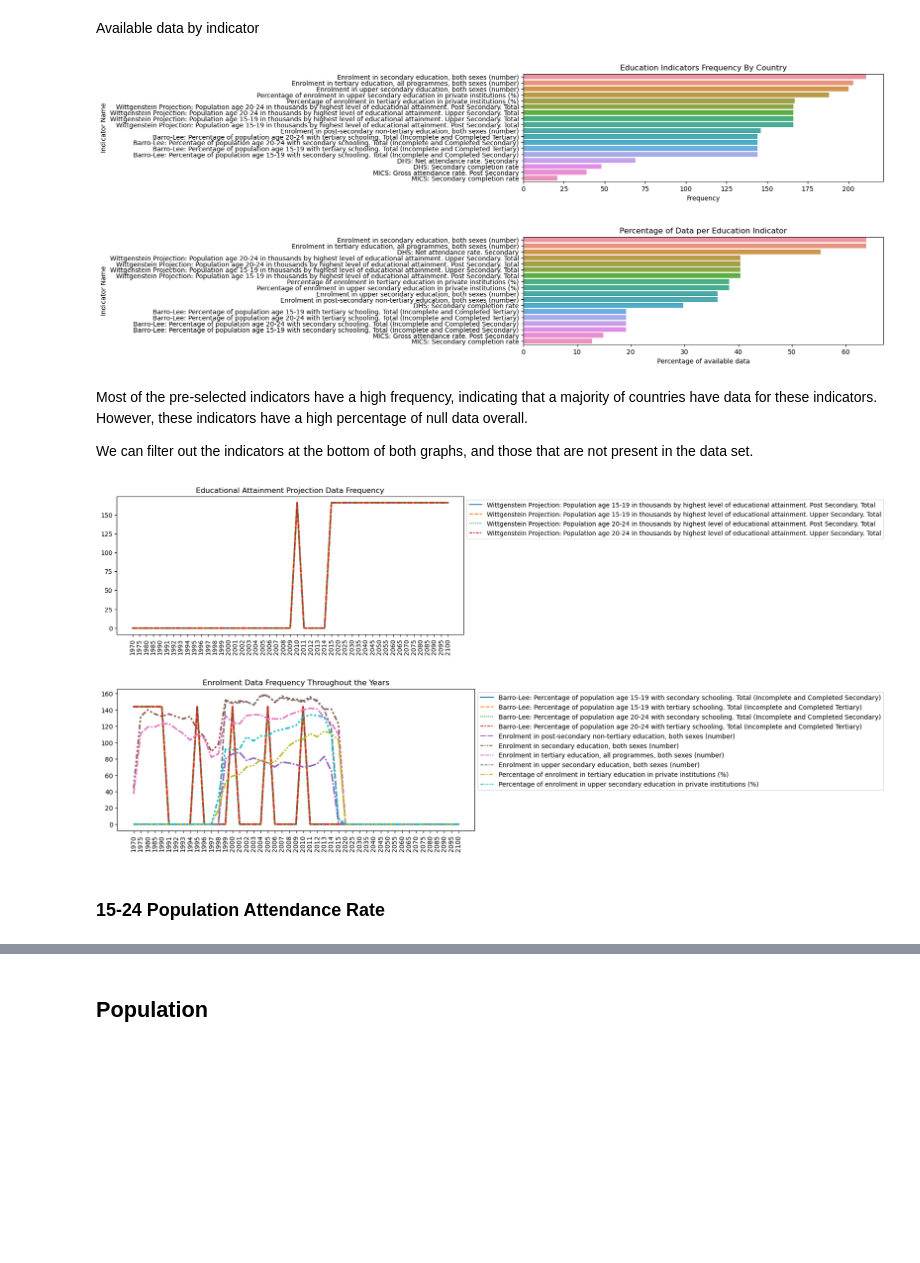
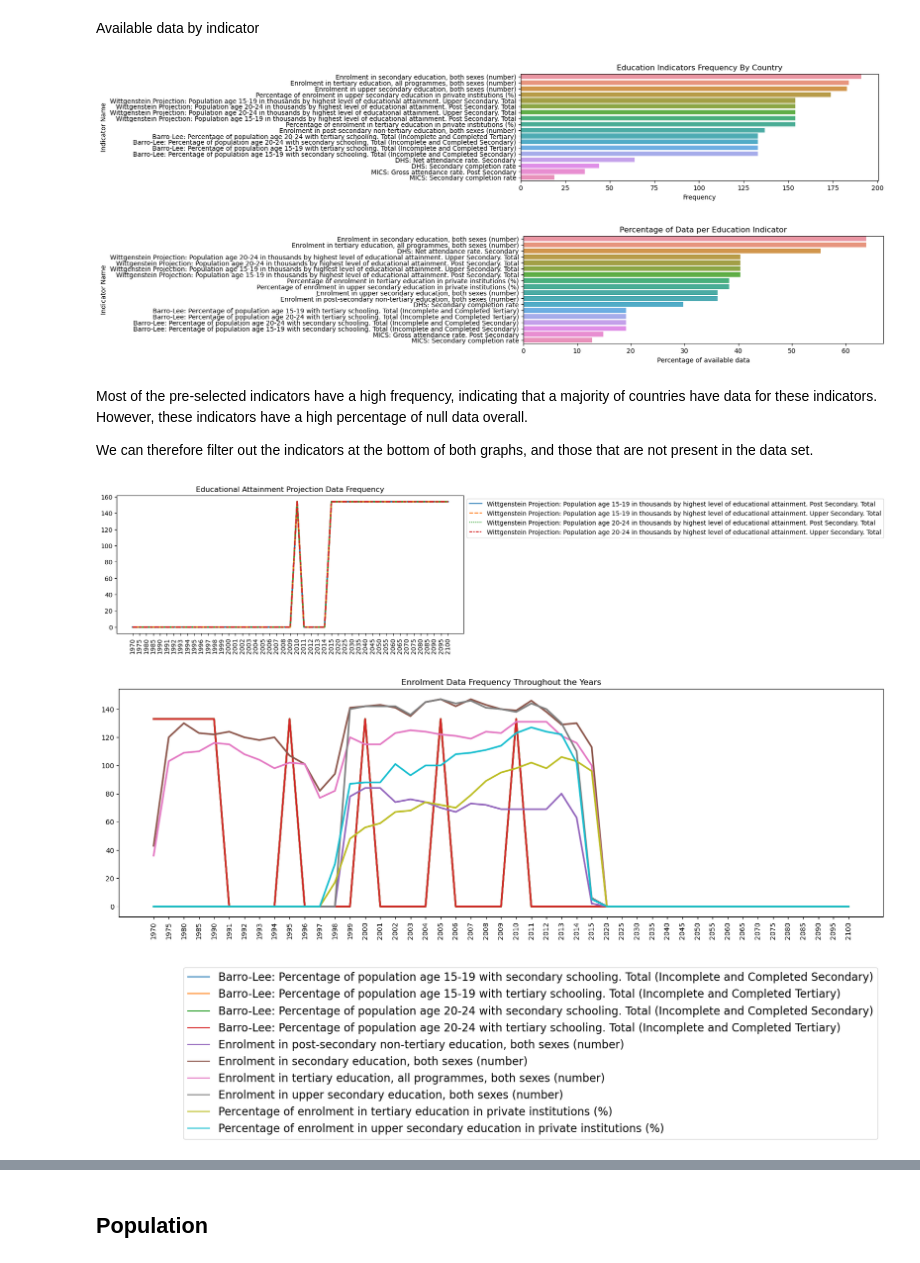
Before and after one commit to Dzov/DSP2, a Jupyter notebook: P2-notebook.ipynb, the cells around one changed output, grey strips where cells are left out. Saved outputs shown, nothing was run; the diff lists cells and outputs as text; code cells hidden in the pictures; blank space fills up the shorter version.

Commit message:
feat(notebook): start education in depth analysis

```diff
--- a/P2-notebook.ipynb
+++ b/P2-notebook.ipynb
@@ -331,3 +333,7 @@ array(['Afghanistan', 'Albania', 'Algeria', 'American Samoa', 'Andorra',
+# %%
+data = data.merge(
+    countries[["Short Name", "Region"]], left_on="Country Name", right_on="Short Name"
+).drop(columns="Short Name")
 # %% [markdown]
 # Indicator analysis
 # %% [markdown]
@@ -398,8 +402,12 @@ potential_education_indicators = [
 # %% [markdown]
 Identify which of the pre-selected indicators are present in the data set
 # %%
-df = data.loc[data["Indicator Name"].isin(potential_education_indicators)]
-df["Indicator Name"].unique().size
+def find_indicators(df, indicators):
+    return df.loc[df["Indicator Name"].isin(indicators)]
+
+
+education_indicators_df = find_indicators(data, potential_education_indicators)
+education_indicators_df["Indicator Name"].unique().size
 # %% [output]
 18
 # %% [markdown]
@@ -425,17 +437,17 @@ plt.ylabel("Indicator Name")
 plt.show()
 
 plt.figure(figsize=[10, 3])
-sns.barplot(y=non_null_values_by_indicator.index, x=non_null_values_by_indicator)
+sns.barplot(y=education_non_null_values.index, x=education_non_null_values)
 plt.title("Percentage of Data per Education Indicator")
 plt.xlabel("Percentage of available data")
 plt.show()
 # %% [output]
-[figure, old version]
+[figure, new version]
 [figure]
 # %% [markdown]
 Most of the pre-selected indicators have a high frequency, indicating that a majority of countries have data for these indicators. However, these indicators have a high percentage of null data overall.
 
-We can filter out the indicators at the bottom of both graphs, and those that are not present in the data set.
+We can therefore filter out the indicators at the bottom of both graphs, and those that are not present in the data set.
 # %%
 education_projection_indicators = [
     "Wittgenstein Projection: Population age 15-19 in thousands by highest level of educational attainment. Post Secondary. Total",
@@ -443,9 +455,7 @@ education_projection_indicators = [
     "Wittgenstein Projection: Population age 20-24 in thousands by highest level of educational attainment. Post Secondary. Total",
     "Wittgenstein Projection: Population age 20-24 in thousands by highest level of educational attainment. Upper Secondary. Total",
 ]
-education_projection = data.loc[
-    data["Indicator Name"].isin(education_projection_indicators)
-]
+education_projection = find_indicators(data, education_projection_indicators)
 
 plt.figure(figsize=[10, 4])
 transposed_df = (
@@ -457,34 +467,30 @@ plt.xticks(rotation=90)
 plt.title("Educational Attainment Projection Data Frequency")
 plt.show()
 # %% [output]
-[figure, old version]
+[figure, new version]
 # %%
 education_enrolment_indicators = [
     "Percentage of enrolment in upper secondary education in private institutions (%)",
     "Percentage of enrolment in tertiary education in private institutions (%)",
     "Enrolment in secondary education, both sexes (number)",
     "Enrolment in upper secondary education, both sexes (number)",
     "Enrolment in post-secondary non-tertiary education, both sexes (number)",
     "Enrolment in tertiary education, all programmes, both sexes (number)",
     "Barro-Lee: Percentage of population age 20-24 with secondary schooling. Total (Incomplete and Completed Secondary)",
     "Barro-Lee: Percentage of population age 20-24 with tertiary schooling. Total (Incomplete and Completed Tertiary)",
     "Barro-Lee: Percentage of population age 15-19 with secondary schooling. Total (Incomplete and Completed Secondary)",
     "Barro-Lee: Percentage of population age 15-19 with tertiary schooling. Total (Incomplete and Completed Tertiary)",
 ]
-education_enrolment = data.loc[
-    data["Indicator Name"].isin(education_enrolment_indicators)
-]
+education_enrolment = find_indicators(data, education_enrolment_indicators)
 
-plt.figure(figsize=[10, 4])
+plt.figure(figsize=[20, 6])
 transposed_df = (
     education_enrolment.groupby(["Indicator Name"])[filtered_years].count()
 ).transpose()
-ax = sns.lineplot(transposed_df, linewidth=2.5)
-ax.legend(bbox_to_anchor=(1, 1))
+ax = sns.lineplot(transposed_df, dashes=False, linewidth=2.5)
+legend = ax.legend(bbox_to_anchor=(1, -1), loc="lower right", fontsize=16)
 plt.xticks(rotation=90)
 plt.title("Enrolment Data Frequency Throughout the Years")
 plt.show()
 # %% [output]
-[figure, old version]
+[figure, new version]
-# %% [markdown]
-### 15-24 Population Attendance Rate
```
Also changed, not shown: parts of 16 cells of this notebook.
